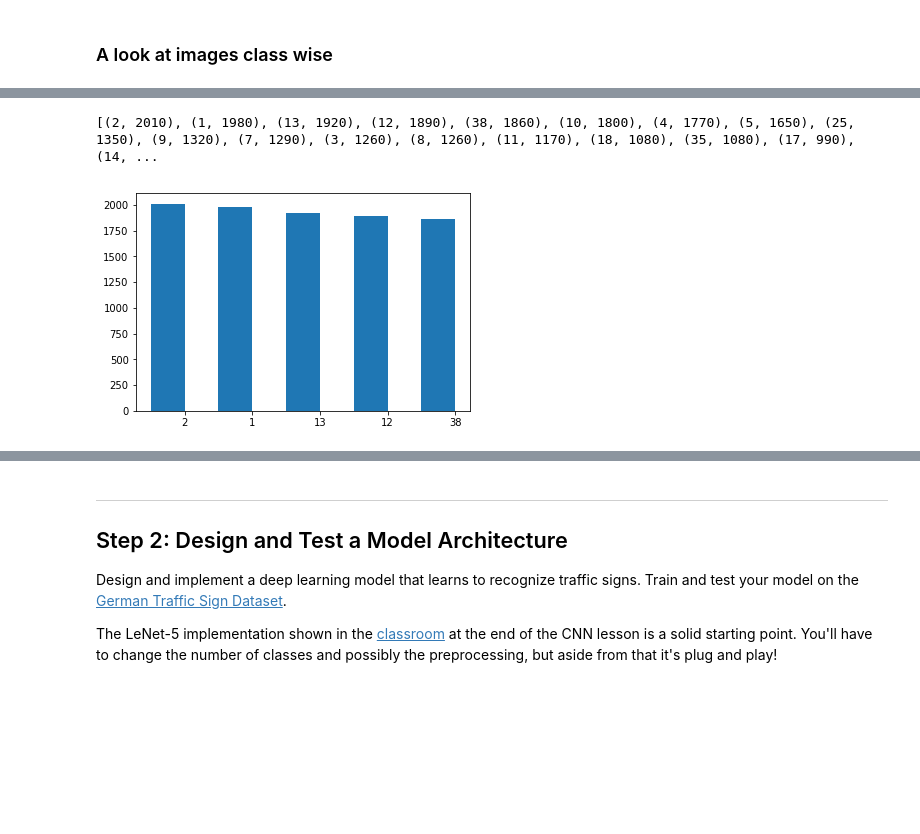
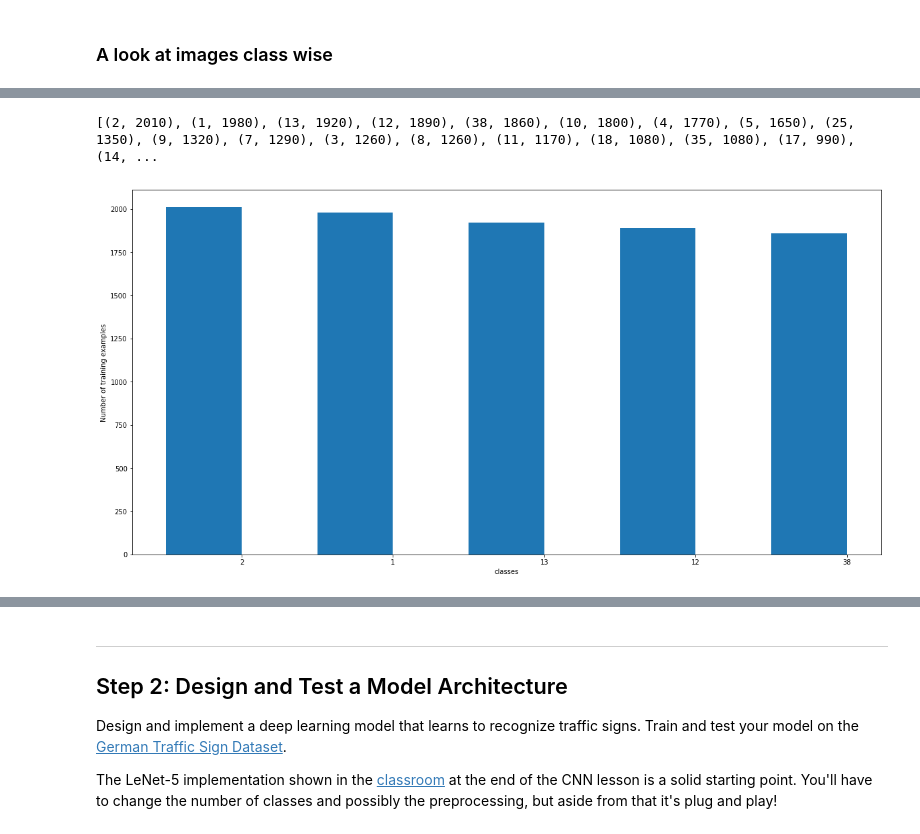
Before and after one commit to jasdeep06/Udacity-Traffic-Sign-Classifier, a Jupyter notebook: Traffic_Sign_Classifier.ipynb, the cells around one changed output, grey strips where cells are left out. Saved outputs shown, nothing was run; the diff lists cells and outputs as text; code cells hidden in the pictures; blank space fills up the shorter version.

```diff
--- a/Traffic_Sign_Classifier.ipynb
+++ b/Traffic_Sign_Classifier.ipynb
@@ -175,21 +175,26 @@ CLASS NO  3
 # %%
 #classwise destribution of dataset
 #least and most common classes
 import collections
 counter=collections.Counter(y_train)
 print(counter.most_common())
+plt.figure(figsize=(20, 10))
 
 labels, values = zip(*counter.most_common(5))
 
 indexes = np.arange(len(labels))
 width = 0.5
 
 plt.bar(indexes, values, width)
 plt.xticks(indexes + width * 0.5, labels)
+plt.xlabel("classes")
+plt.ylabel("Number of training examples")
+plt.savefig("data_exploration_images/most_common5bar")
+
 plt.show()
 # %% [output]
 [(2, 2010), (1, 1980), (13, 1920), (12, 1890), (38, 1860), (10, 1800), (4, 1770), (5, 1650), (25, 1350), (9, 1320), (7, 1290), (3, 1260), (8, 1260), (11, 1170), (18, 1080), (35, 1080), (17, 990), (14, ...
-[figure, old version]
+[figure, new version]
 # %%
 #most common classes
 most_common=[np.where(y_train==i[0])[0][0] for i in counter.most_common(5)]
```
Also changed, not shown: parts of 15 cells of this notebook, 39 other files.
